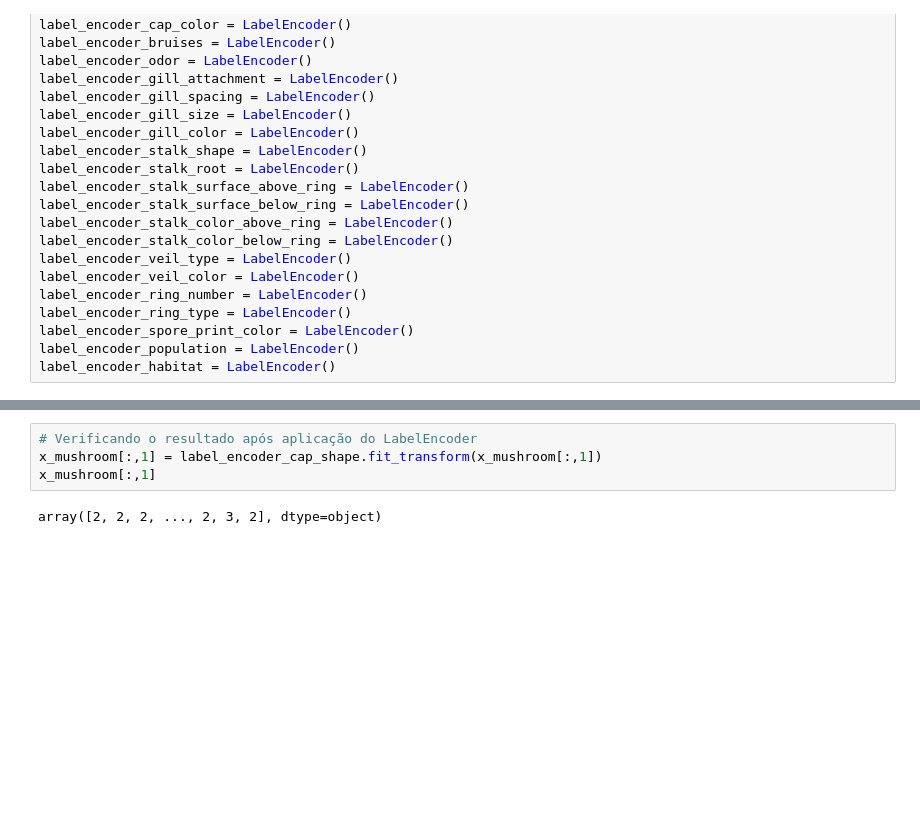
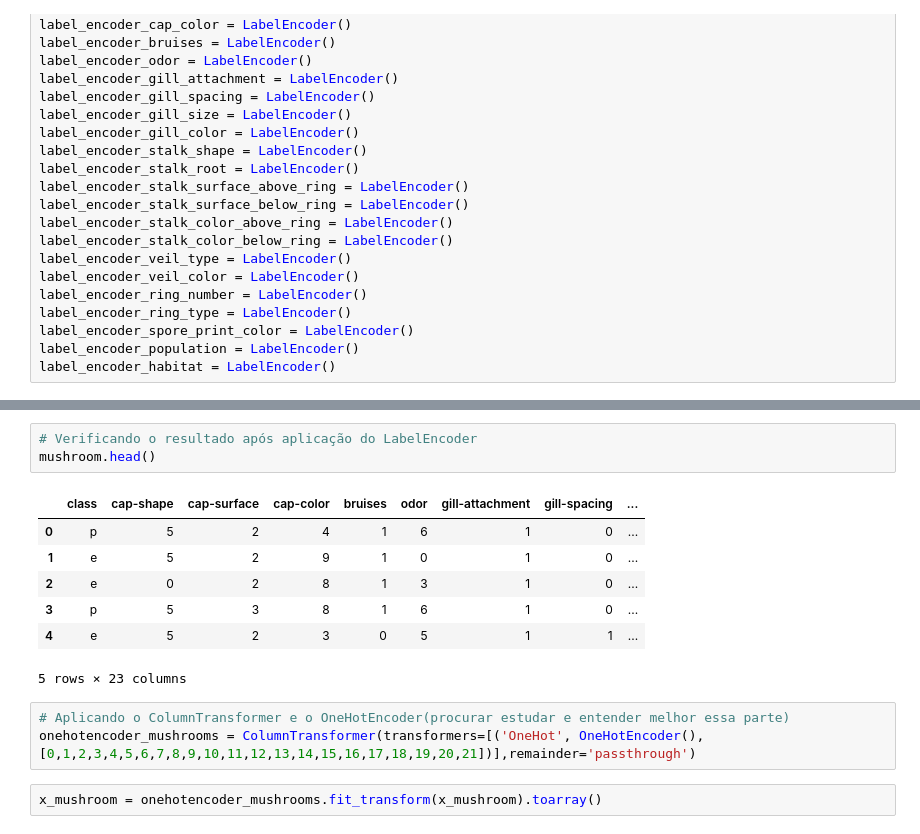
Before and after one commit to cielsousa/Machine_Learning_study, a Jupyter notebook: main.ipynb, the cells around one changed output, grey strips where cells are left out. Drawn from its saved outputs; the diff is of its cells as text; blank space fills up the shorter version.

```diff
--- a/main.ipynb
+++ b/main.ipynb
@@ -71,6 +114,16 @@ label_encoder_habitat = LabelEncoder()
 # %%
 # Verificando o resultado após aplicação do LabelEncoder
-x_mushroom[:,1] = label_encoder_cap_shape.fit_transform(x_mushroom[:,1])
-x_mushroom[:,1]
+mushroom.head()
 # %% [output]
+|  | class | cap-shape | cap-surface | cap-color | bruises | odor | gill-attachment | gill-spacing | ... |
+| 0 | p | 5 | 2 | 4 | 1 | 6 | 1 | 0 | ... |
+| 1 | e | 5 | 2 | 9 | 1 | 0 | 1 | 0 | ... |
+| 2 | e | 0 | 2 | 8 | 1 | 3 | 1 | 0 | ... |
+| 3 | p | 5 | 3 | 8 | 1 | 6 | 1 | 0 | ... |
+| 4 | e | 5 | 2 | 3 | 0 | 5 | 1 | 1 | ... |
-array([2, 2, 2, ..., 2, 3, 2], dtype=object)
+5 rows × 23 columns
+# %%
+# Aplicando o ColumnTransformer e o OneHotEncoder(procurar estudar e entender melhor essa parte)
+onehotencoder_mushrooms = ColumnTransformer(transformers=[('OneHot', OneHotEncoder(), [0,1,2,3,4,5,6,7,8,9,10,11,12,13,14,15,16,17,18,19,20,21])],remainder='passthrough')
+# %%
+x_mushroom = onehotencoder_mushrooms.fit_transform(x_mushroom).toarray()
```
Also changed, not shown: parts of 10 cells of this notebook, 1 other file.
